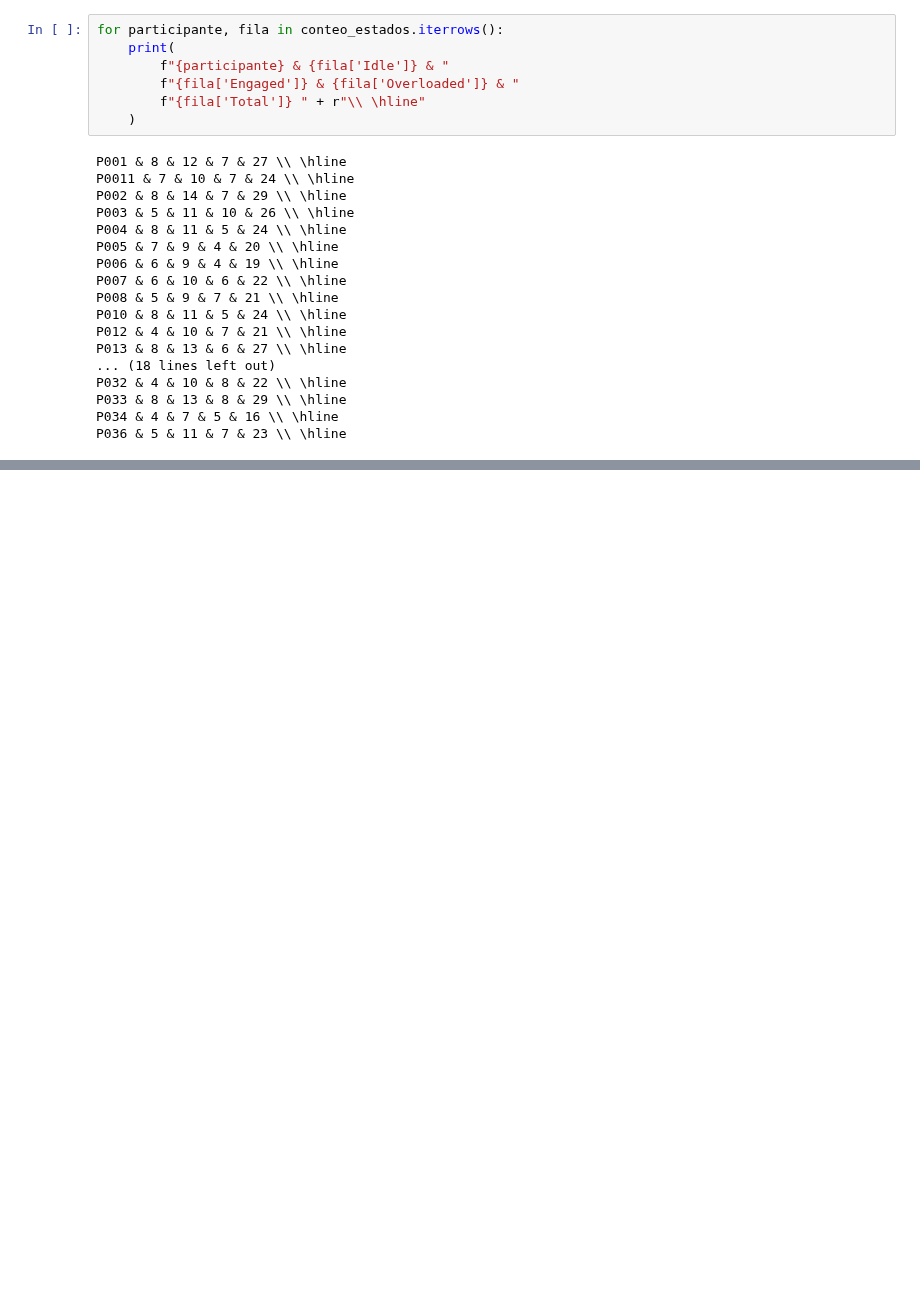
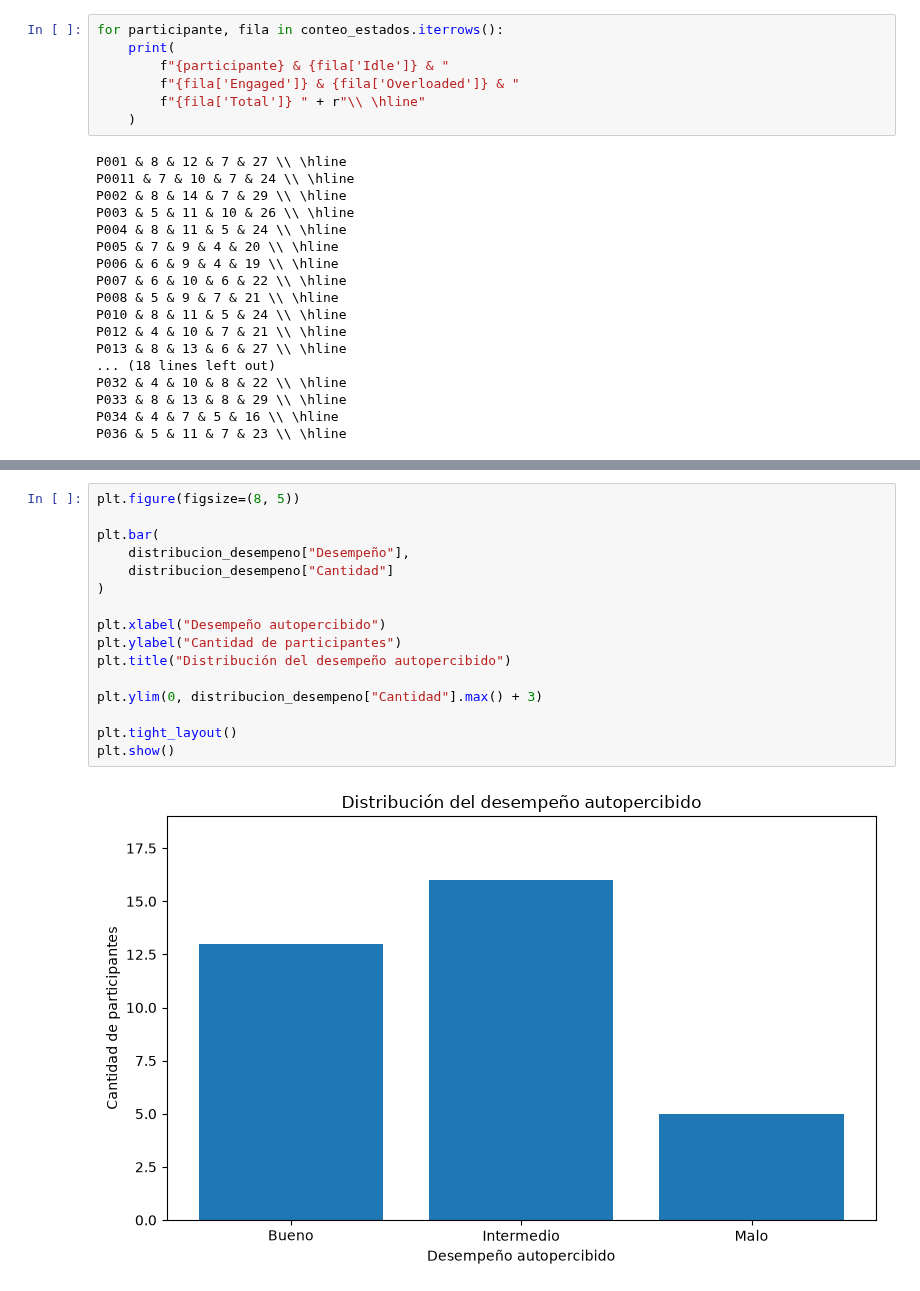
Before and after one commit to DiegoGarV/PGL, a Jupyter notebook: raw results/analisis.ipynb, the cells around one changed output, grey strips where cells are left out. Cells and saved outputs as stored; diff of their text form; blank space fills up the shorter version.

```diff
--- a/raw results/analisis.ipynb
+++ b/raw results/analisis.ipynb
@@ -369,0 +1256,18 @@ P036 & 5 & 11 & 7 & 23 \\ \hline
+# %%
+plt.figure(figsize=(8, 5))
+
+plt.bar(
+    distribucion_desempeno["Desempeño"],
+    distribucion_desempeno["Cantidad"]
+)
+
+plt.xlabel("Desempeño autopercibido")
+plt.ylabel("Cantidad de participantes")
+plt.title("Distribución del desempeño autopercibido")
+
+plt.ylim(0, distribucion_desempeno["Cantidad"].max() + 3)
+
+plt.tight_layout()
+plt.show()
+# %% [output]
+[figure, added]
```
Also changed, not shown: parts of 34 cells of this notebook, 50 other files.
